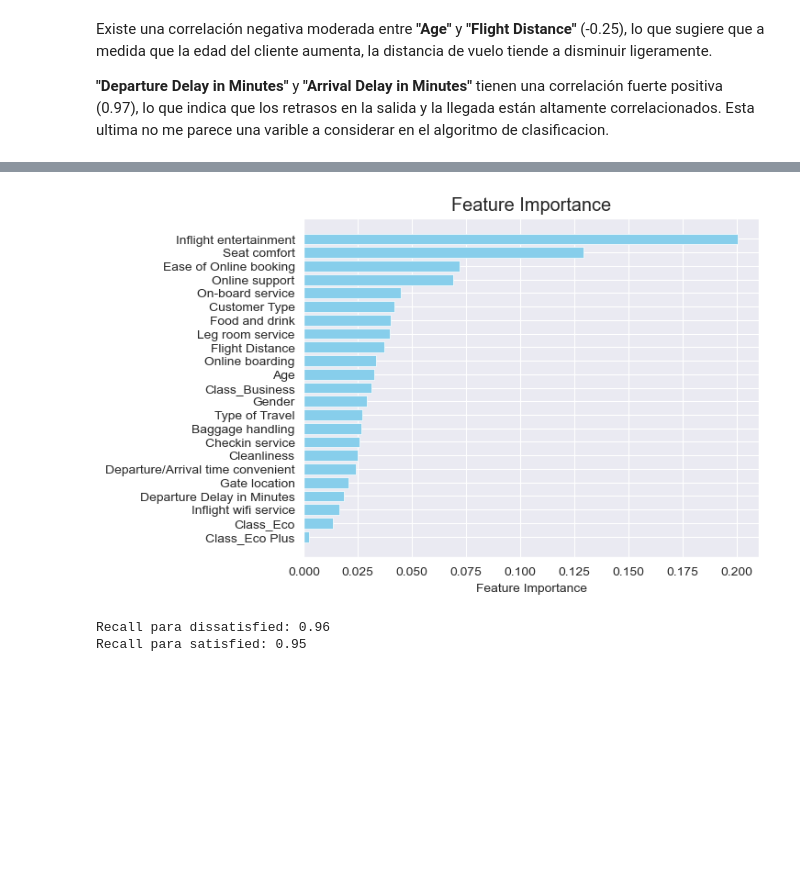
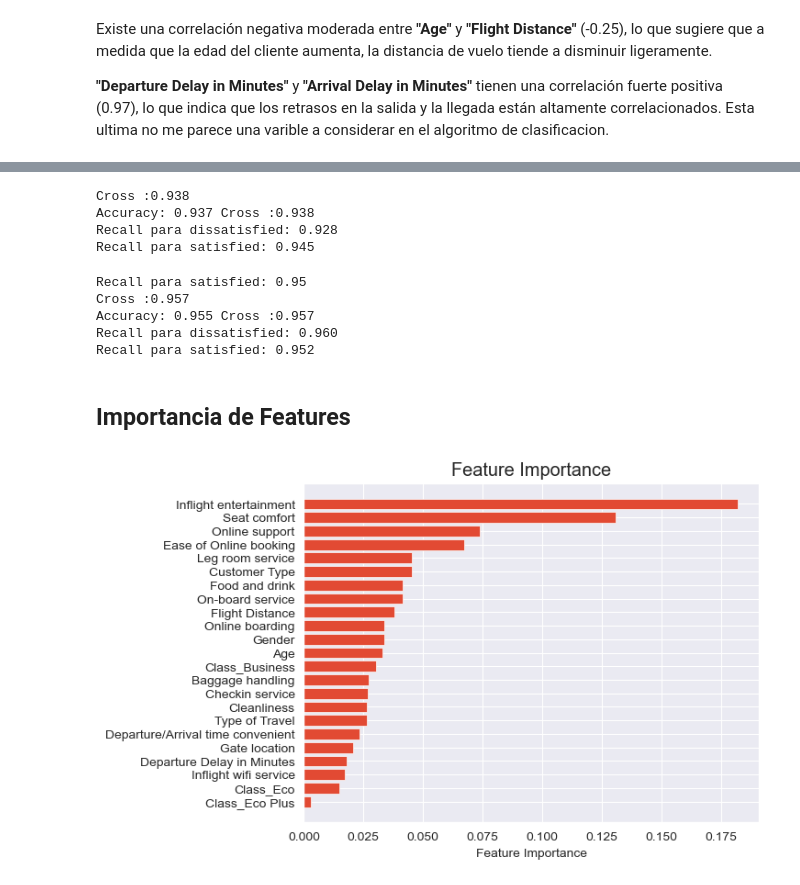
Before and after one commit to FranFer03/data_science, a Jupyter notebook: Fernández Francisco - Descripción.ipynb, the cells around one changed output, grey strips where cells are left out. Saved outputs shown, nothing was run; the diff lists cells and outputs as text; code cells hidden in the pictures; blank space fills up the shorter version.

```diff
--- a/Fernández Francisco - Descripción.ipynb
+++ b/Fernández Francisco - Descripción.ipynb
@@ -359,36 +408,59 @@ Accuracy: 0.956
+# %%
+model_Logistic = DecisionTreeClassifier()
+model_Logistic.fit(X_train,y_train)
+y_pred_Tree = model_Logistic.predict(X_test)
+acc = accuracy_score(y_test, y_pred_Tree)
+
+cross = cross_val_score(model_Logistic, X_train, y_train, cv=5)
+
+pos_label = 'dissatisfied'
+recall = recall_score(y_test, y_pred_Tree, pos_label=pos_label)
+
+other_label = 'satisfied'
+recall_other = recall_score(y_test, y_pred_Tree, pos_label=other_label)
+
+print(f"Cross : {cross.mean():.3f} ")
+print(f"Accuracy: {acc:.3f} Cross :{cross.mean():.3f} ")
+print(f'Recall para {pos_label}: {recall:.3f}')
+print(f'Recall para {other_label}: {recall_other:.3f}')
+# %% [output]
+Cross :0.938
+Accuracy: 0.937 Cross :0.938
+Recall para dissatisfied: 0.928
+Recall para satisfied: 0.945
+# %%
+model_Random_Forest = RandomForestClassifier()
+model_Random_Forest.fit(X_train, y_train)
+y_pred_Forest = model_Random_Forest.predict(X_test)
+acc = accuracy_score(y_test, y_pred_Forest)
+cross = cross_val_score(model_Random_Forest, X_train, y_train, cv=5)
+pos_label = 'dissatisfied'
+recall = recall_score(y_test, y_pred_Forest, pos_label=pos_label)
+other_label = 'satisfied'
+recall_other = recall_score(y_test, y_pred_Forest, pos_label=other_label)
+
+print(f'Recall para {other_label}: {recall_other:.2f}')
+print(f"Cross : {cross.mean():.3f} ")
+print(f"Accuracy: {acc:.3f} Cross :{cross.mean():.3f} ")
+print(f'Recall para {pos_label}: {recall:.3f}')
+print(f'Recall para {other_label}: {recall_other:.3f}')
+# %% [output]
+Recall para satisfied: 0.95
+Cross :0.957
+Accuracy: 0.955 Cross :0.957
+Recall para dissatisfied: 0.960
+Recall para satisfied: 0.952
+# %% [markdown]
+## **Importancia de Features**
 # %%
-# Get feature importances
-feature_importance = model.feature_importances_
-
-# Sort feature importance indices
+feature_importance = model_Random_Forest.feature_importances_
 sorted_idx = np.argsort(feature_importance)
-
-# Retrieve feature names
 features = X.columns
-
-# Plot feature importance
 plt.figure()
-plt.barh(range(len(sorted_idx)), feature_importance[sorted_idx], align='center', color='skyblue')
+plt.barh(range(len(sorted_idx)), feature_importance[sorted_idx], align='center')
 plt.yticks(range(len(sorted_idx)), features[sorted_idx])
 plt.xlabel('Feature Importance')
 plt.title('Feature Importance')
 plt.show()
 # %% [output]
-[figure, old version]
+[figure, new version]
-# %%
-from sklearn.metrics import recall_score
-
-# Supongamos que 'dissatisfied' es tu clase positiva
-pos_label = 'dissatisfied'
-
-# Calcula el recall para la clase positiva
-recall = recall_score(y_test, y_pred, pos_label=pos_label)
-print(f'Recall para {pos_label}: {recall:.2f}')
-
-# Calcula el recall para la otra clase
-other_label = 'satisfied'
-recall_other = recall_score(y_test, y_pred, pos_label=other_label)
-print(f'Recall para {other_label}: {recall_other:.2f}')
-# %% [output]
-Recall para dissatisfied: 0.96
-Recall para satisfied: 0.95
```
Also changed, not shown: parts of 18 cells of this notebook.
